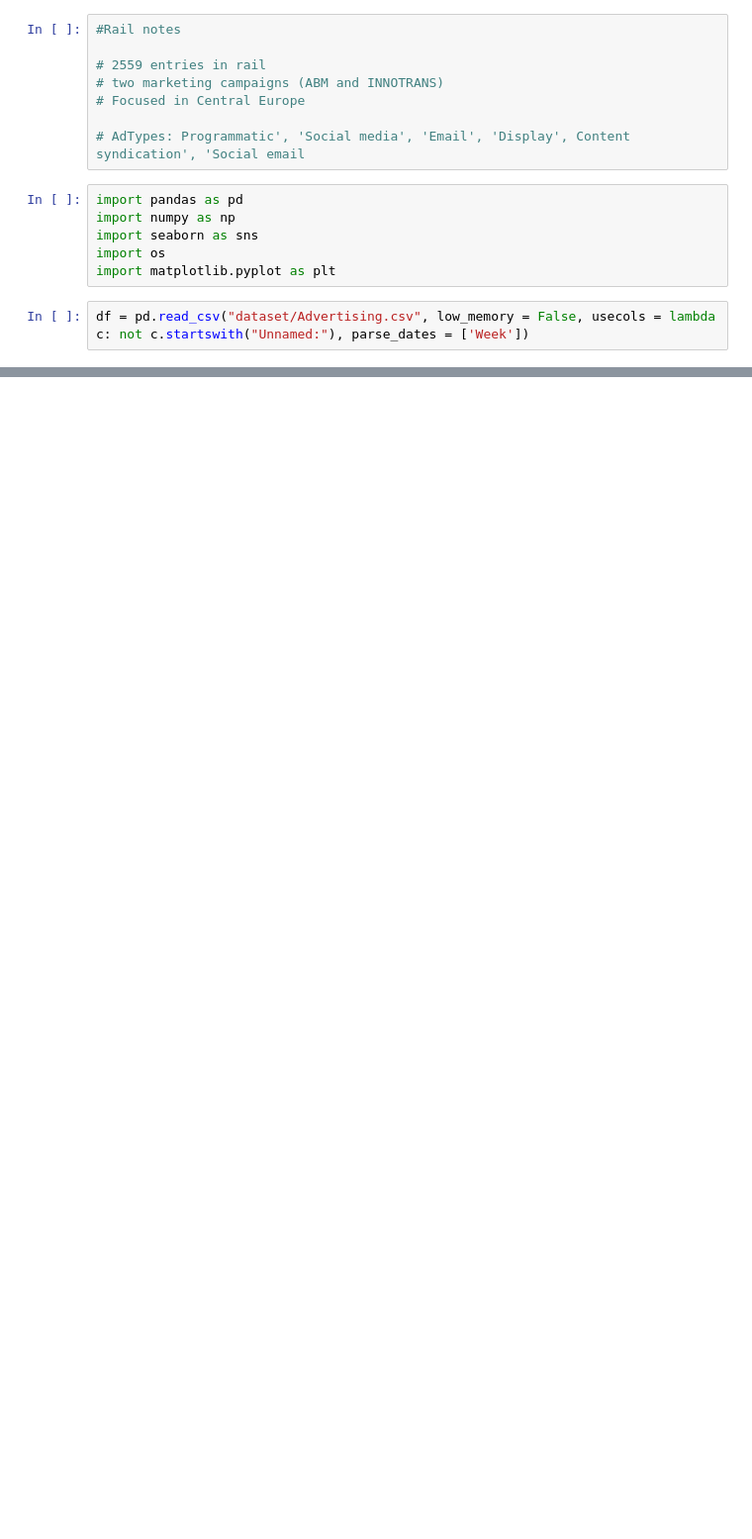
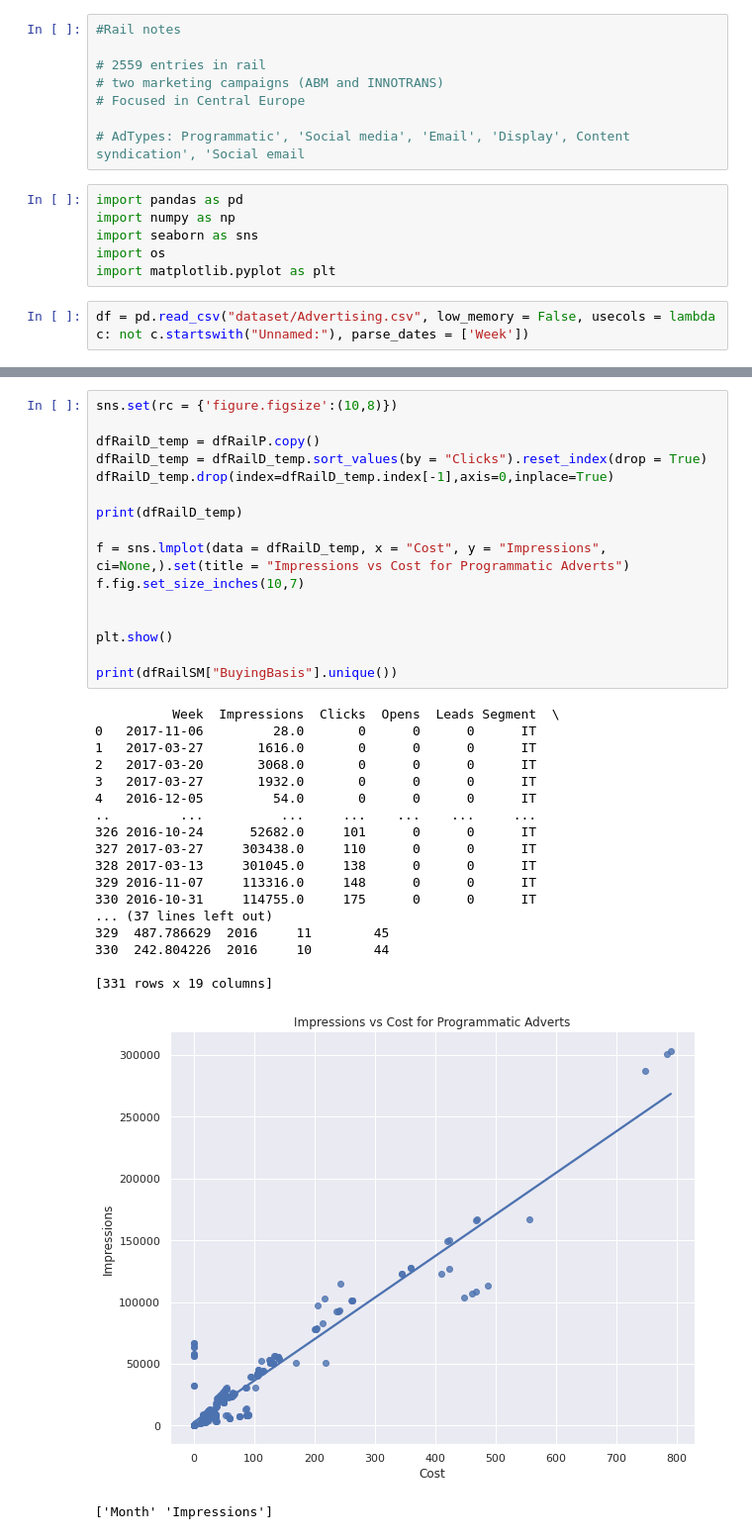
Before and after one commit to tpat7187/EATONProject, a Jupyter notebook: FinalProject.ipynb, the cells around one changed output, grey strips where cells are left out. Shown: that part at 99% size. Drawn from its saved outputs; the diff is of its cells as text; blank space fills up the shorter version.

```diff
--- a/FinalProject.ipynb
+++ b/FinalProject.ipynb
@@ -102,0 +129,36 @@ dfRailCM.corr()
+# %%
+sns.set(rc = {'figure.figsize':(10,8)})
+
+dfRailD_temp = dfRailP.copy()
+dfRailD_temp = dfRailD_temp.sort_values(by = "Clicks").reset_index(drop = True)
+dfRailD_temp.drop(index=dfRailD_temp.index[-1],axis=0,inplace=True)
+
+print(dfRailD_temp)
+
+f = sns.lmplot(data = dfRailD_temp, x = "Cost", y = "Impressions", ci=None,).set(title = "Impressions vs Cost for Programmatic Adverts")
+f.fig.set_size_inches(10,7)
+
+
+plt.show()
+
+print(dfRailSM["BuyingBasis"].unique())
+# %% [output]
+          Week  Impressions  Clicks  Opens  Leads Segment  \
+0   2017-11-06         28.0       0      0      0      IT
+1   2017-03-27       1616.0       0      0      0      IT
+2   2017-03-20       3068.0       0      0      0      IT
+3   2017-03-27       1932.0       0      0      0      IT
+4   2016-12-05         54.0       0      0      0      IT
+..         ...          ...     ...    ...    ...     ...
+326 2016-10-24      52682.0     101      0      0      IT
+327 2017-03-27     303438.0     110      0      0      IT
+328 2017-03-13     301045.0     138      0      0      IT
+329 2016-11-07     113316.0     148      0      0      IT
+330 2016-10-31     114755.0     175      0      0      IT
+... (37 lines left out)
+329  487.786629  2016     11        45
+330  242.804226  2016     10        44
+
+[331 rows x 19 columns]
+[figure, added]
+['Month' 'Impressions']
```
Also changed, not shown: parts of 7 cells of this notebook, 2 other files.
